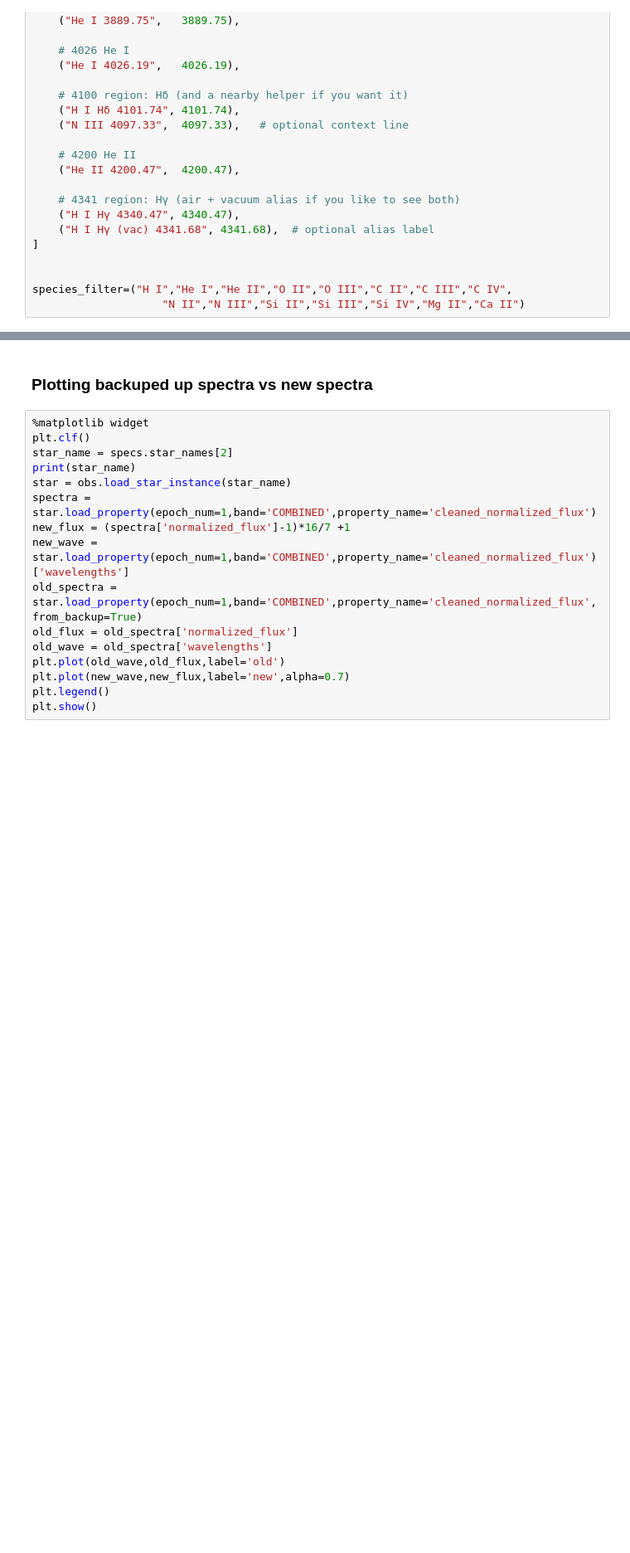
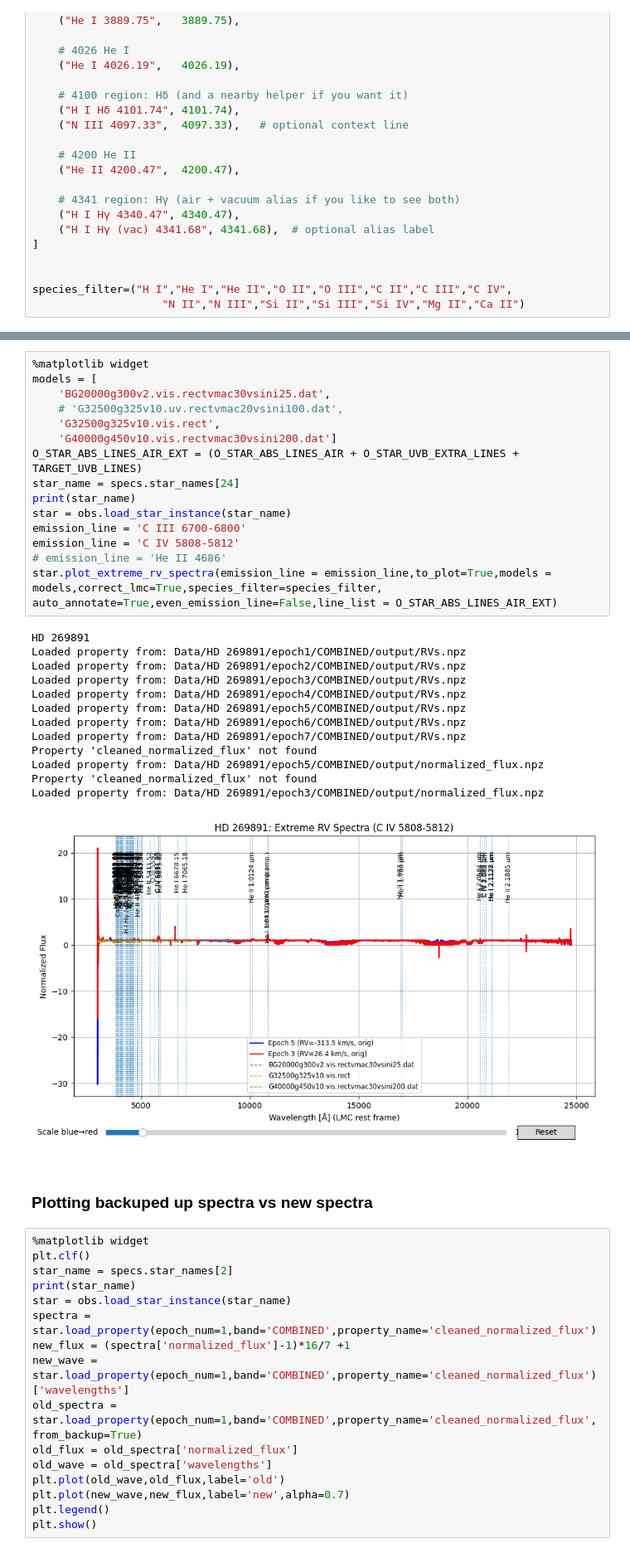
Before and after one commit to Guy-Shtainer/Thesis-codes, a Jupyter notebook: Plots.ipynb, the cells around one changed output, grey strips where cells are left out. Shown at 83% size. Drawn from its saved outputs; the diff is of its cells as text; blank space fills up the shorter version.

```diff
--- a/Plots.ipynb
+++ b/Plots.ipynb
@@ -367,3 +378,32 @@ Loaded property from: Data/RMC 140/epoch5/COMBINED/output/cleaned_normalized_flu
+# %%
+%matplotlib widget
+models = [
+    'BG20000g300v2.vis.rectvmac30vsini25.dat',
+    # 'G32500g325v10.uv.rectvmac20vsini100.dat',
+    'G32500g325v10.vis.rect',
+    'G40000g450v10.vis.rectvmac30vsini200.dat']
+O_STAR_ABS_LINES_AIR_EXT = (O_STAR_ABS_LINES_AIR + O_STAR_UVB_EXTRA_LINES + TARGET_UVB_LINES)
+star_name = specs.star_names[24]
+print(star_name)
+star = obs.load_star_instance(star_name)
+emission_line = 'C III 6700-6800'
+emission_line = 'C IV 5808-5812'
+# emission_line = 'He II 4686'
+star.plot_extreme_rv_spectra(emission_line = emission_line,to_plot=True,models = models,correct_lmc=True,species_filter=species_filter, auto_annotate=True,even_emission_line=False,line_list = O_STAR_ABS_LINES_AIR_EXT)
+# %% [output]
+HD 269891
+Loaded property from: Data/HD 269891/epoch1/COMBINED/output/RVs.npz
+Loaded property from: Data/HD 269891/epoch2/COMBINED/output/RVs.npz
+Loaded property from: Data/HD 269891/epoch3/COMBINED/output/RVs.npz
+Loaded property from: Data/HD 269891/epoch4/COMBINED/output/RVs.npz
+Loaded property from: Data/HD 269891/epoch5/COMBINED/output/RVs.npz
+Loaded property from: Data/HD 269891/epoch6/COMBINED/output/RVs.npz
+Loaded property from: Data/HD 269891/epoch7/COMBINED/output/RVs.npz
+Property 'cleaned_normalized_flux' not found
+Loaded property from: Data/HD 269891/epoch5/COMBINED/output/normalized_flux.npz
+Property 'cleaned_normalized_flux' not found
+Loaded property from: Data/HD 269891/epoch3/COMBINED/output/normalized_flux.npz
+[figure, added]
 # %% [markdown]
 ### Plotting backuped up spectra vs new spectra
 # %%
```
Also changed, not shown: parts of 3 cells of this notebook, 9 other files.
